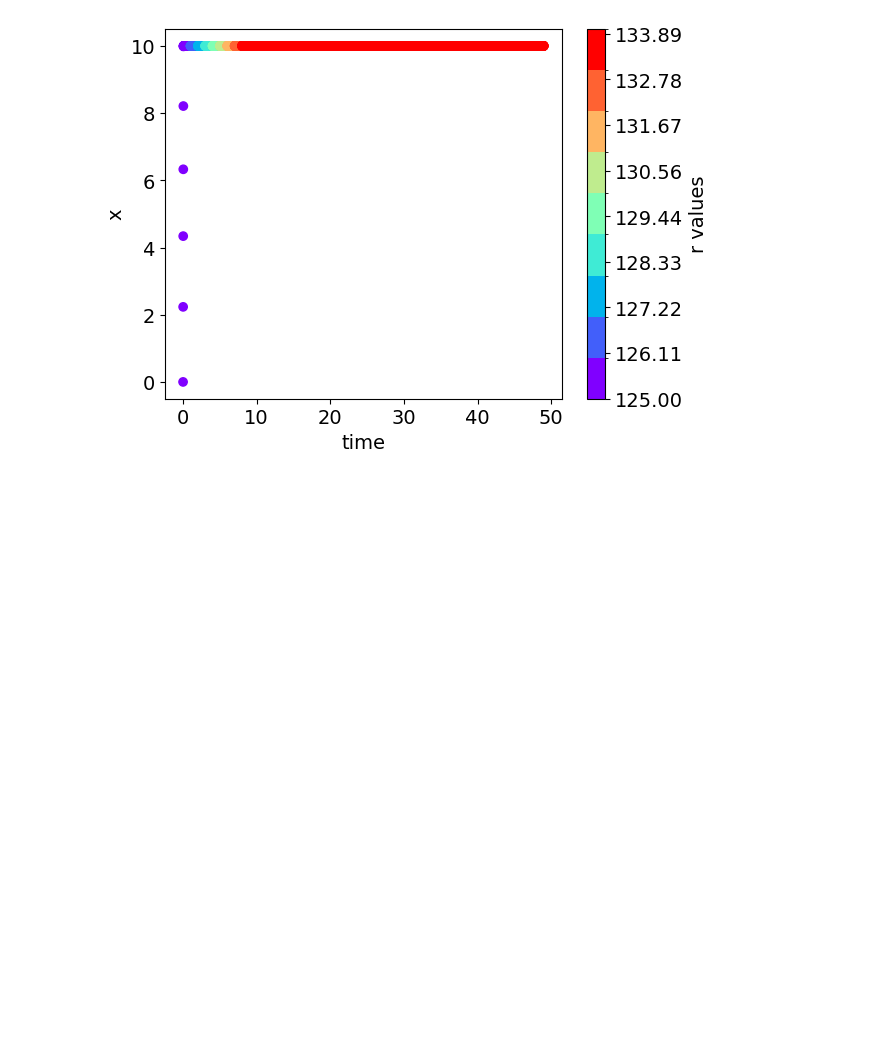
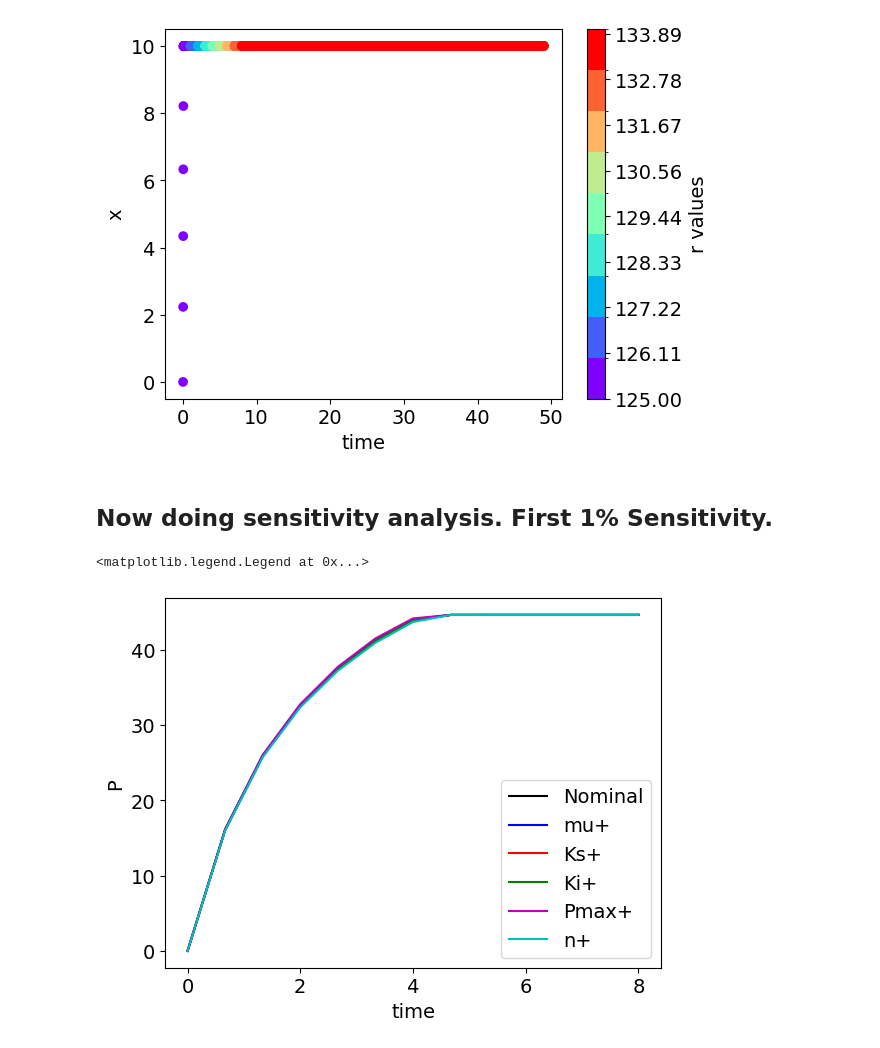
Before and after one commit to ashaheer1/Project-2, a Jupyter notebook: Project 2.ipynb, the cells around one changed output. Drawn from its saved outputs; the diff is of its cells as text; code cells hidden in the pictures; blank space fills up the shorter version.

```diff
--- a/Project 2.ipynb
+++ b/Project 2.ipynb
@@ -774,0 +780,55 @@ Use fsolve to find steady states and do simple bifurcation.
+# %% [markdown]
+## Now doing sensitivity analysis. First 1% Sensitivity.
+# %%
+X0 = 25.0  # g/L
+S0 = 111.5  # g/L
+P0 = 0.0    # g/L
+
+alpha = 4.87 #g/g
+Yps = 0.4 #g/g
+Yxp = 1/alpha
+
+def func(x,t, mu, Ks, Ki, Pmax, n):
+    S, X, P = x;
+
+
+#     mu, Ks, Ki, Pmax, n = params
+
+    g = (1-P/Pmax)**(n)
+    muB = mu*S/(Ks + S + S**2/Ki)*g
+    pi = muB * alpha
+    sigma = pi/Yps
+
+    dSdt = -sigma*X
+    dXdt = muB*X
+    dPdt = pi*X
+
+    return ([dSdt, dXdt, dPdt])
+
+
+timesteps = np.linspace(0,8,13)
+y0 = [S0,X0,P0]
+
+y = odeint(func, y0, timesteps, args = (0.4934, 0.893, 128.348, 98.56, 4.892))
+
+y1 = odeint(func, y0, timesteps, args = (0.4934*1.01, 0.893, 128.348, 98.56, 4.892))
+y2 = odeint(func, y0, timesteps, args = (0.4934, 0.893*1.01, 128.348, 98.56, 4.892))
+y3 = odeint(func, y0, timesteps, args = (0.4934, 0.893, 128.348*1.01, 98.56, 4.892))
+y4 = odeint(func, y0, timesteps, args = (0.4934, 0.893, 128.348, 98.56*1.01, 4.892))
+y5 = odeint(func, y0, timesteps, args = (0.4934, 0.893, 128.348, 98.56, 4.892*1.01))
+
+
+# Plot the numerical solution
+plt.rcParams.update({'font.size': 14})  # increase the font size
+plt.xlabel("time")
+plt.ylabel("P")
+plt.plot(timesteps, y[:,2],'k', label = "Nominal");
+plt.plot(timesteps, y1[:,2],'b', label = "mu+");
+plt.plot(timesteps, y2[:,2],'r', label = "Ks+");
+plt.plot(timesteps, y3[:,2],'g', label = "Ki+");
+plt.plot(timesteps, y4[:,2],'m', label = "Pmax+");
+plt.plot(timesteps, y5[:,2],'c', label = "n+");
+plt.legend()
+# %% [output]
+<matplotlib.legend.Legend at 0x...>
+[figure, added]
```
Also changed, not shown: parts of 24 cells of this notebook.
